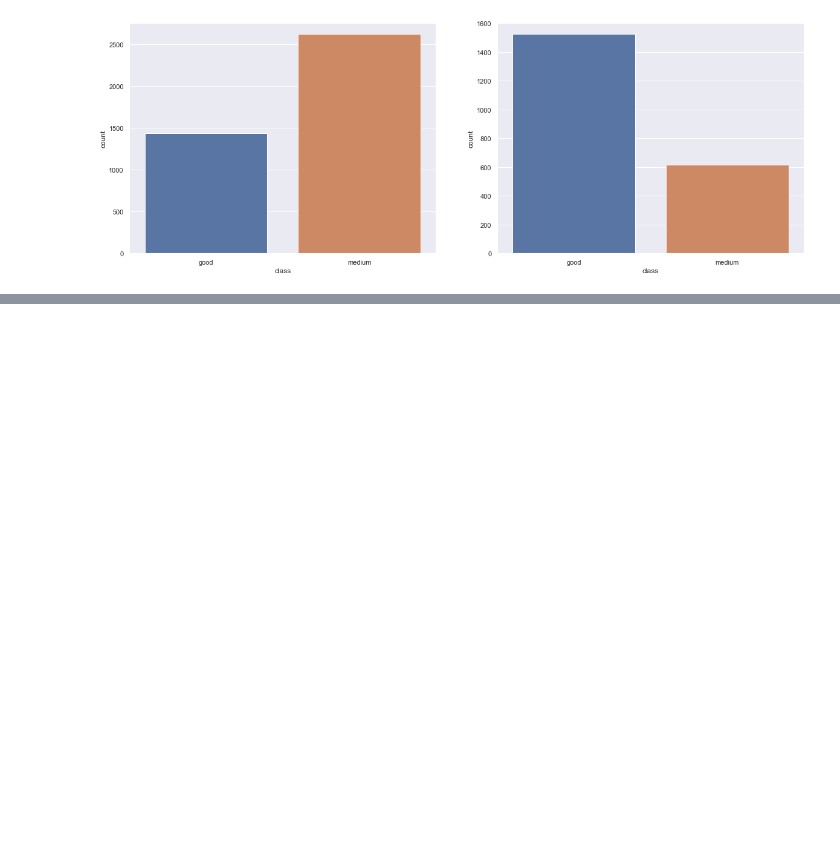
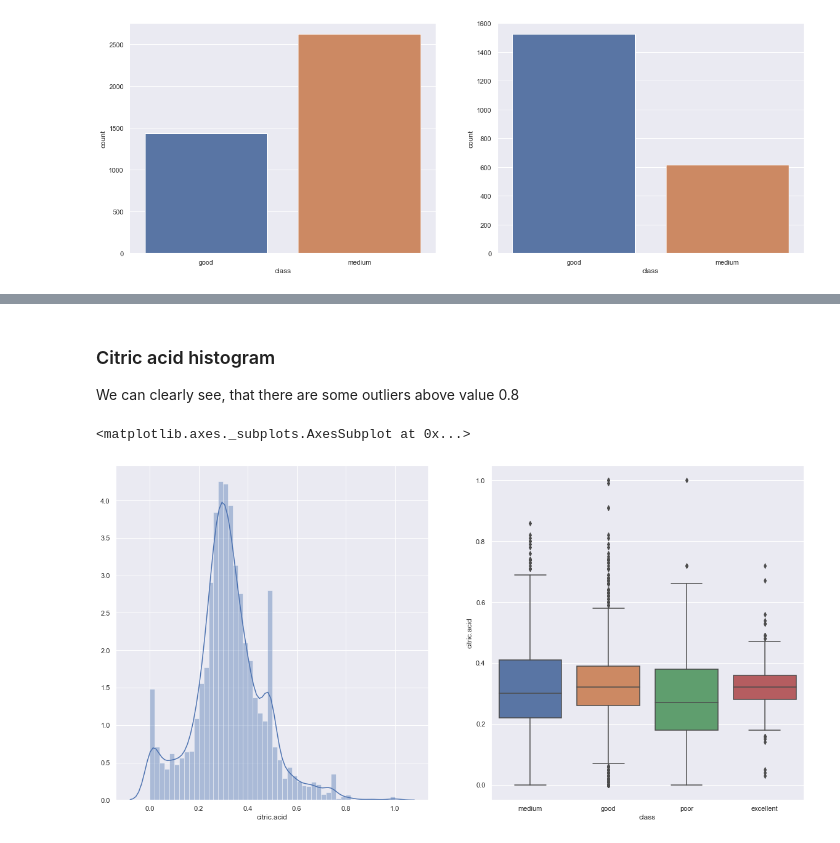
Before and after one commit to asbird/Data_analysis, a Jupyter notebook: wine/Untitled.ipynb, the cells around one changed output, grey strips where cells are left out. Saved outputs shown, nothing was run; the diff lists cells and outputs as text; code cells hidden in the pictures; blank space fills up the shorter version.

```diff
--- a/wine/Untitled.ipynb
+++ b/wine/Untitled.ipynb
@@ -172,0 +168,10 @@ dtype: int64
+# %% [markdown]
+### Citric acid histogram
+We can clearly see, that there are some outliers above value 0.8
+# %%
+f, axes = plt.subplots(1, 2, figsize=(20, 10))
+sns.distplot(df_train['citric.acid'], bins=50, kde=True, ax=axes[0])
+sns.boxplot('class', 'citric.acid', data=df_train, ax=axes[1])
+# %% [output]
+<matplotlib.axes._subplots.AxesSubplot at 0x...>
+[figure, added]
```
Also changed, not shown: parts of 28 cells of this notebook.
